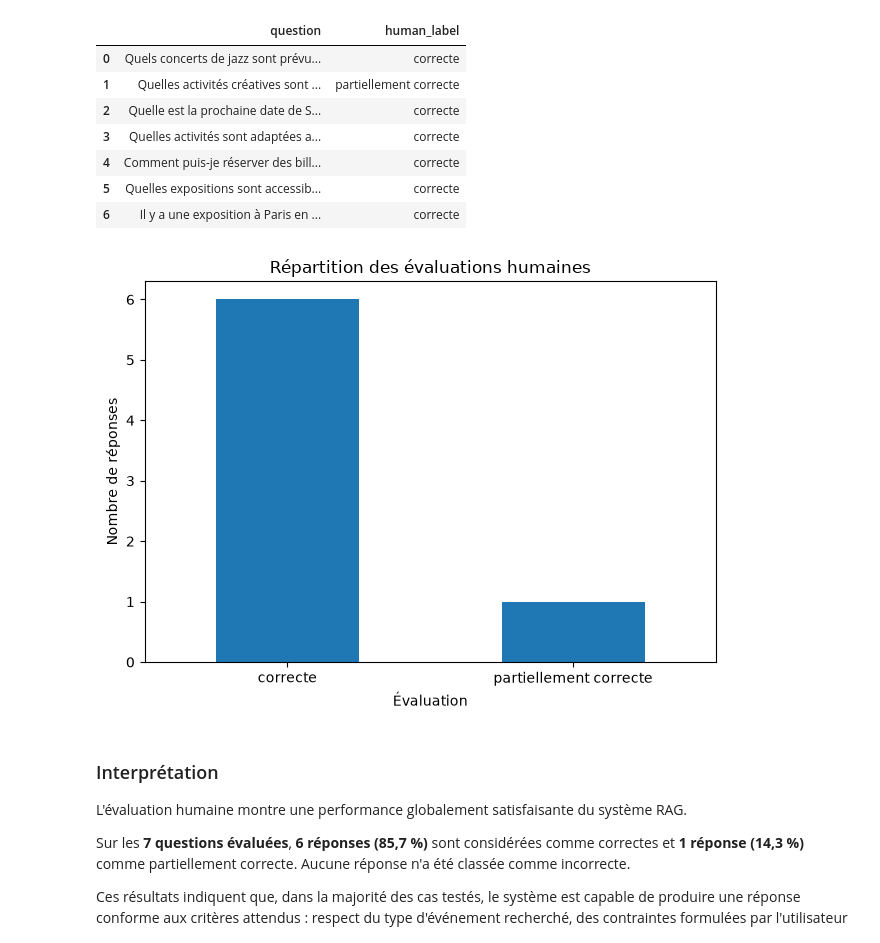
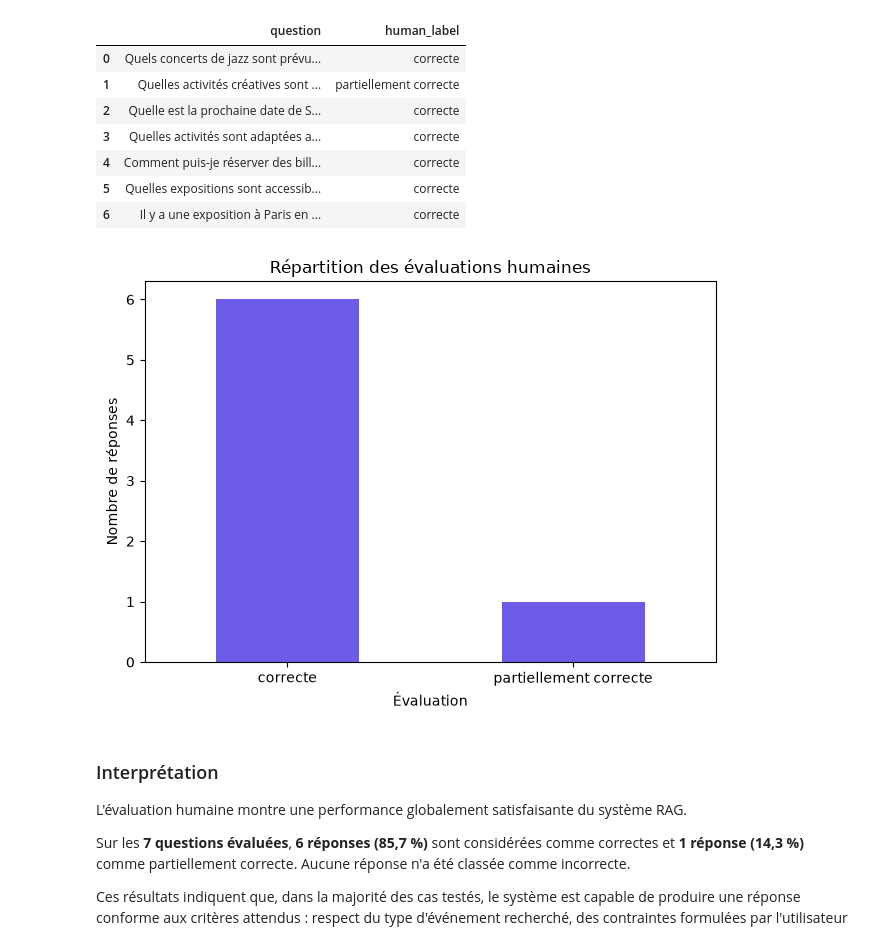
Before and after one commit to suzannexisabel/OC_P9, a Jupyter notebook: evaluation/analyse_evaluation.ipynb, the cells around one changed output. Drawn from its saved outputs; the diff is of its cells as text; code cells hidden in the pictures.

```diff
--- a/evaluation/analyse_evaluation.ipynb
+++ b/evaluation/analyse_evaluation.ipynb
@@ -129,16 +129,18 @@ display(
 | 5 | Quelles expositions sont accessib... | correcte |
 | 6 | Il y a une exposition à Paris en ... | correcte |
 # %%
-human_counts.plot(kind="bar")
+human_counts.plot(
+    kind="bar",
+    color="#6C5CE7")
 
 plt.title("Répartition des évaluations humaines")
 plt.xlabel("Évaluation")
 plt.ylabel("Nombre de réponses")
 plt.xticks(rotation=0)
 plt.tight_layout()
 plt.show()
 # %% [output]
-[figure, old version]
+[figure, new version]
 # %% [markdown]
 ### Interprétation
 
```
Also changed, not shown: parts of 2 cells of this notebook.
